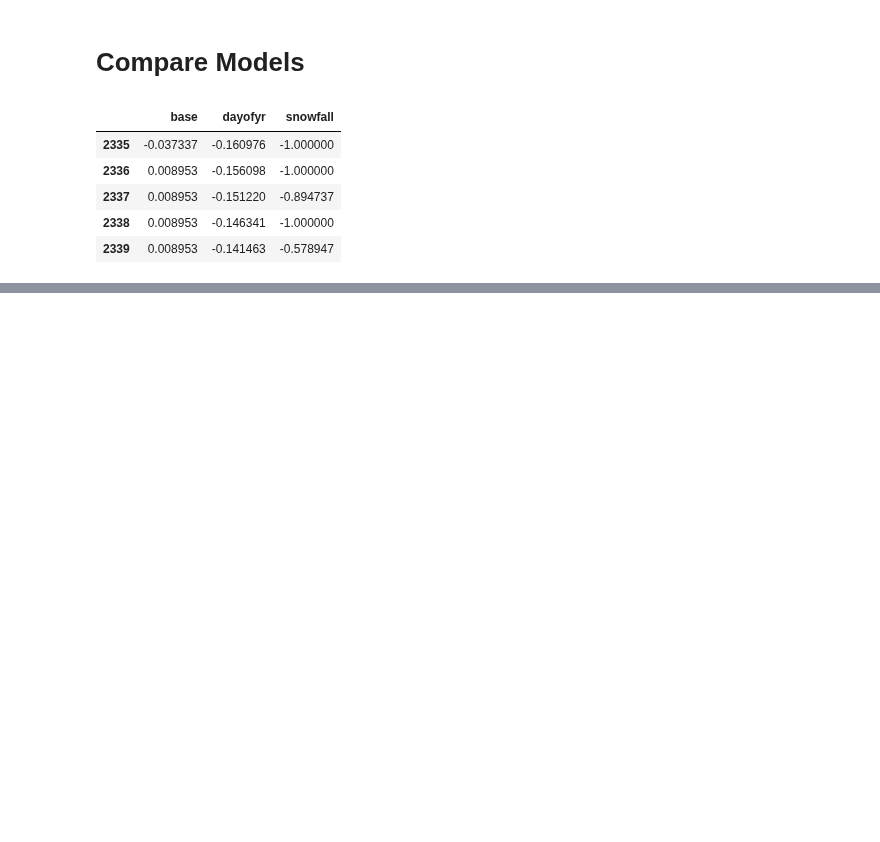
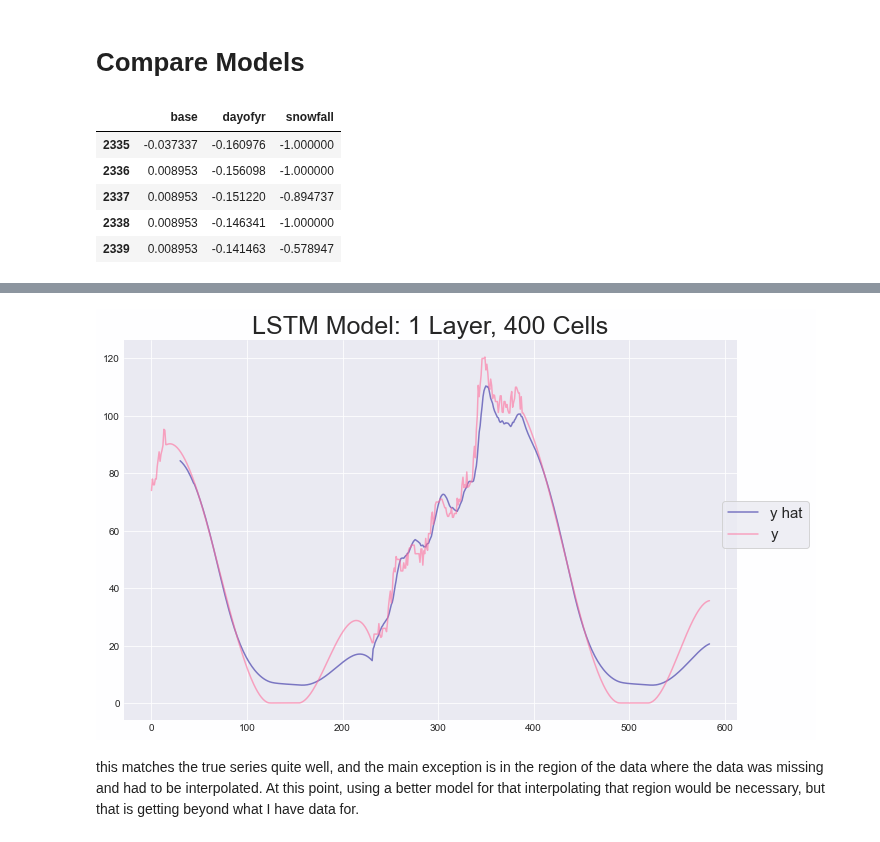
Before and after one commit to chrisoyer/ski-snow-modeling, a Jupyter notebook: src/analysis/TF-snow_ts_analysis.ipynb, the cells around one changed output, grey strips where cells are left out. Cells and saved outputs as stored; diff of their text form; code cells hidden in the pictures; blank space fills up the shorter version.

```diff
--- a/src/analysis/TF-snow_ts_analysis.ipynb
+++ b/src/analysis/TF-snow_ts_analysis.ipynb
@@ -371,0 +418,6 @@ ax.set_title("LSTM Model Predictions", size=25);
+# %%
+yhat_plotter_df(yhat=copper_predictions400, title="LSTM Model: 1 Layer, 400 Cells")
+# %% [output]
+[figure, added]
+# %% [markdown]
+this matches the true series quite well, and the main exception is in the region of the data where the data was missing and had to be interpolated. At this point, using a better model for that interpolating that region would be necessary, but that is getting beyond what I have data for.
```
Also changed, not shown: parts of 18 cells of this notebook, 1 other file.
